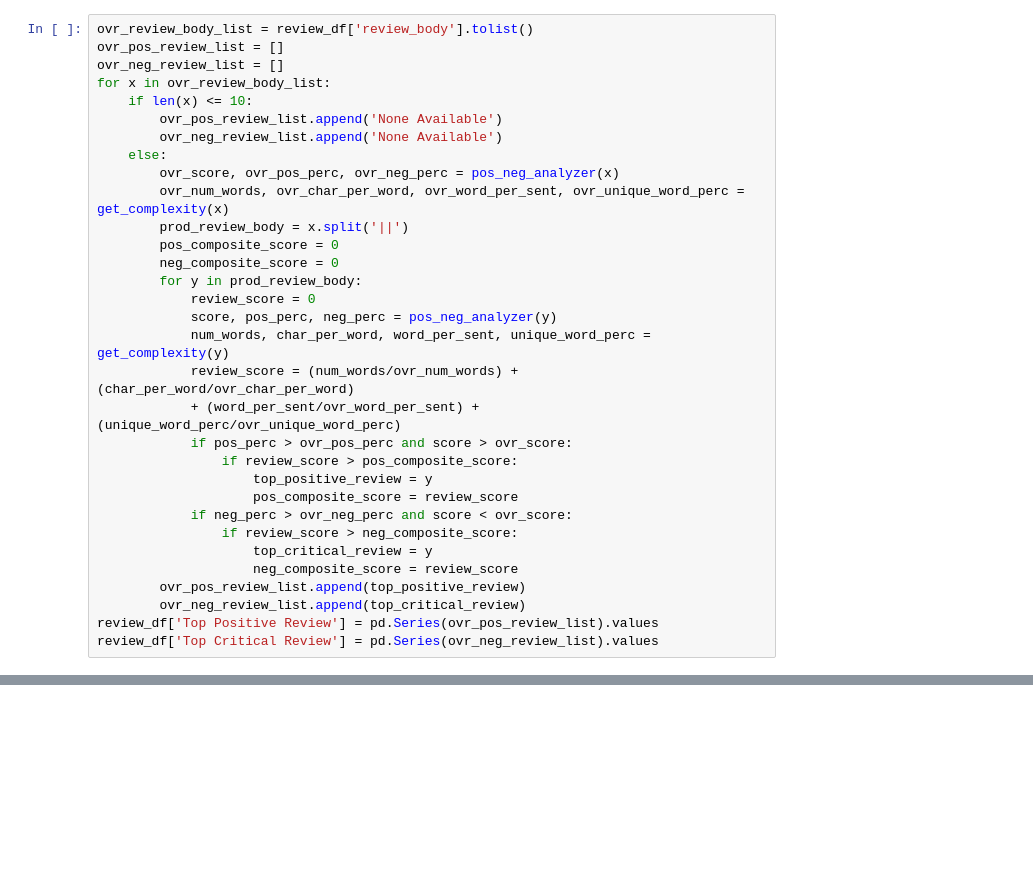
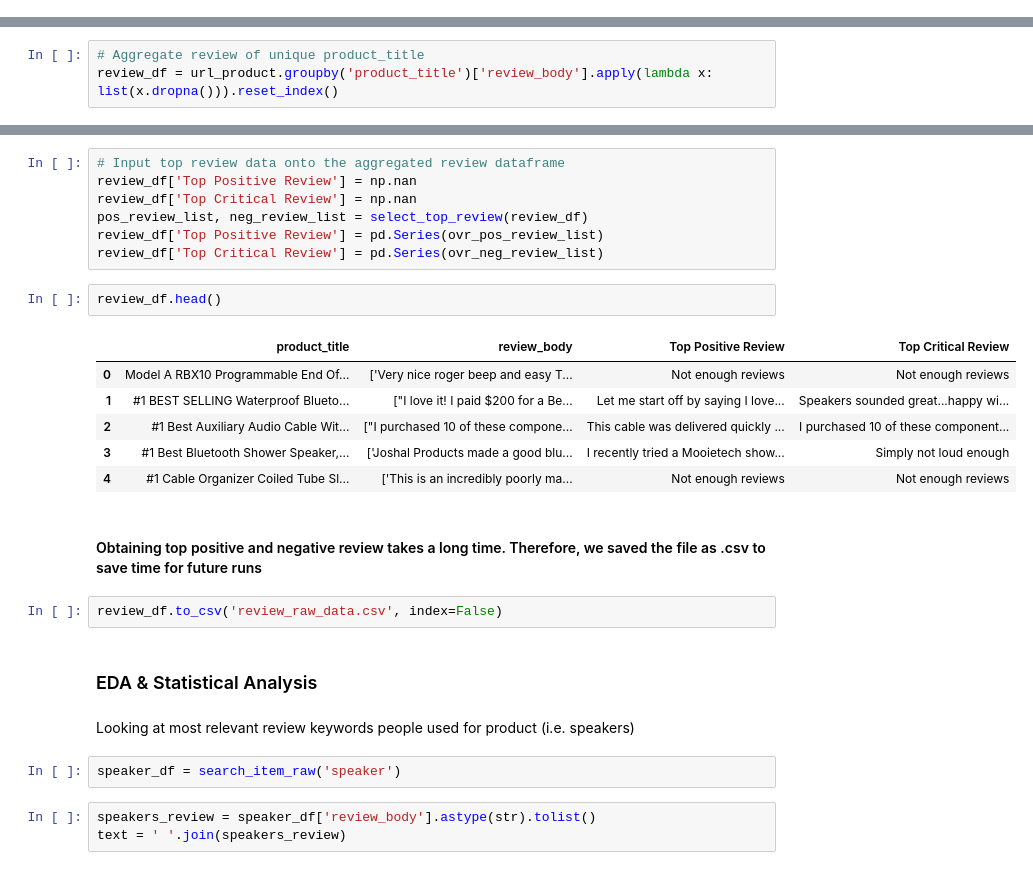
Before and after one commit to zl2723/DA-project, a Jupyter notebook: elec_database.ipynb, the cells around one changed output, grey strips where cells are left out. Cells and saved outputs as stored; diff of their text form; blank space fills up the shorter version.

Commit message:
Sentiment Analysis and Program Code Updated

```diff
--- a/elec_database.ipynb
+++ b/elec_database.ipynb
@@ -34,32 +0,0 @@ review_df = url_product.groupby('product_title')['review_body'].apply(lambda x:
-# %%
-ovr_review_body_list = review_df['review_body'].tolist()
-ovr_pos_review_list = []
-ovr_neg_review_list = []
-for x in ovr_review_body_list:
-    if len(x) <= 10:
-        ovr_pos_review_list.append('None Available')
-        ovr_neg_review_list.append('None Available')
-    else:
-        ovr_score, ovr_pos_perc, ovr_neg_perc = pos_neg_analyzer(x)
-        ovr_num_words, ovr_char_per_word, ovr_word_per_sent, ovr_unique_word_perc = get_complexity(x)
-        prod_review_body = x.split('||')
-        pos_composite_score = 0
-        neg_composite_score = 0
-        for y in prod_review_body:
-            review_score = 0
-            score, pos_perc, neg_perc = pos_neg_analyzer(y)
-            num_words, char_per_word, word_per_sent, unique_word_perc = get_complexity(y)
-            review_score = (num_words/ovr_num_words) + (char_per_word/ovr_char_per_word)
-            + (word_per_sent/ovr_word_per_sent) + (unique_word_perc/ovr_unique_word_perc)
-            if pos_perc > ovr_pos_perc and score > ovr_score:
-                if review_score > pos_composite_score:
-                    top_positive_review = y
-                    pos_composite_score = review_score
-            if neg_perc > ovr_neg_perc and score < ovr_score:
-                if review_score > neg_composite_score:
-                    top_critical_review = y
-                    neg_composite_score = review_score
-        ovr_pos_review_list.append(top_positive_review)
-        ovr_neg_review_list.append(top_critical_review)
-review_df['Top Positive Review'] = pd.Series(ovr_pos_review_list).values
-review_df['Top Critical Review'] = pd.Series(ovr_neg_review_list).values
@@ -147,0 +159,3 @@ def output('product_title')
+# %%
+# Aggregate review of unique product_title
+review_df = url_product.groupby('product_title')['review_body'].apply(lambda x: list(x.dropna())).reset_index()
@@ -147,0 +206,29 @@ def output('product_title')
+# %%
+# Input top review data onto the aggregated review dataframe
+review_df['Top Positive Review'] = np.nan
+review_df['Top Critical Review'] = np.nan
+pos_review_list, neg_review_list = select_top_review(review_df)
+review_df['Top Positive Review'] = pd.Series(ovr_pos_review_list)
+review_df['Top Critical Review'] = pd.Series(ovr_neg_review_list)
+# %%
+review_df.head()
+# %% [output]
+|  | product_title | review_body | Top Positive Review | Top Critical Review |
+| 0 | Model A RBX10 Programmable End Of... | ['Very nice roger beep and easy T... | Not enough reviews | Not enough reviews |
+| 1 | #1 BEST SELLING Waterproof Blueto... | ["I love it! I paid $200 for a Be... | Let me start off by saying I love... | Speakers sounded great...happy wi... |
+| 2 | #1 Best Auxiliary Audio Cable Wit... | ["I purchased 10 of these compone... | This cable was delivered quickly ... | I purchased 10 of these component... |
+| 3 | #1 Best Bluetooth Shower Speaker,... | ['Joshal Products made a good blu... | I recently tried a Mooietech show... | Simply not loud enough |
+| 4 | #1 Cable Organizer Coiled Tube Sl... | ['This is an incredibly poorly ma... | Not enough reviews | Not enough reviews |
+# %% [markdown]
+#### Obtaining top positive and negative review takes a long time. Therefore, we saved the file as .csv to save time for future runs
+# %%
+review_df.to_csv('review_raw_data.csv', index=False)
+# %% [markdown]
+### EDA & Statistical Analysis
+# %% [markdown]
+Looking at most relevant review keywords people used for product (i.e. speakers)
+# %%
+speaker_df = search_item_raw('speaker')
+# %%
+speakers_review = speaker_df['review_body'].astype(str).tolist()
+text = ' '.join(speakers_review)
```
Also changed, not shown: parts of 42 cells of this notebook, 1 other file.
